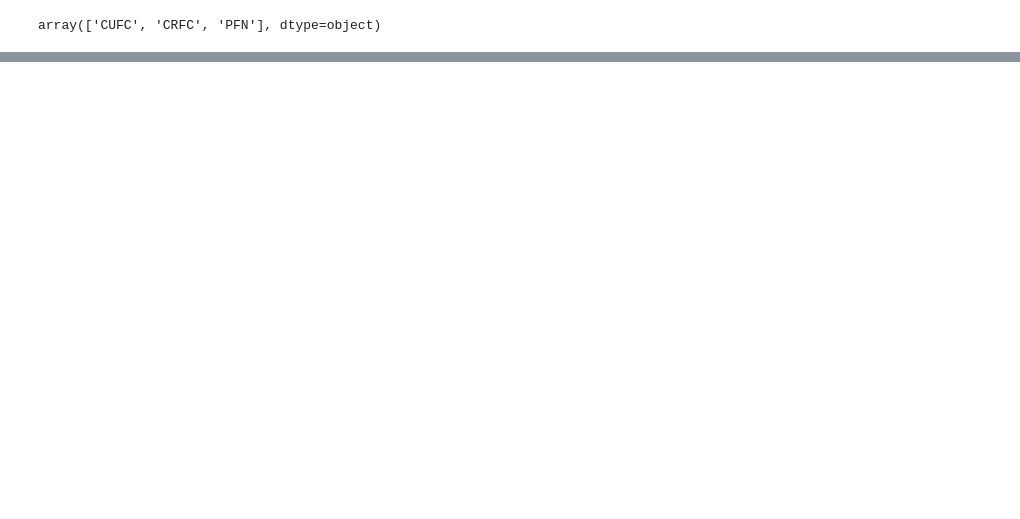
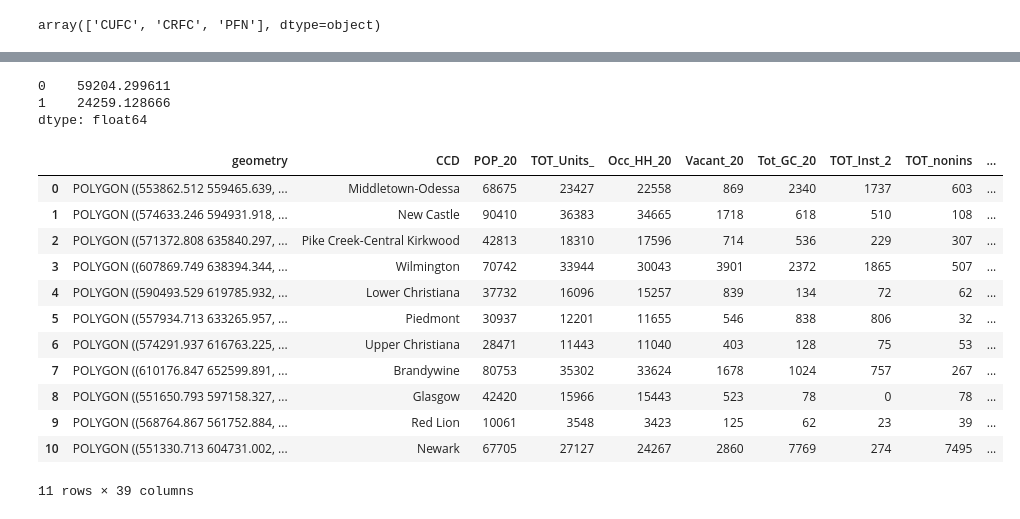
Before and after one commit to ReidelVichot/DEFreightProfiles, a Jupyter notebook: Truck_Volume_prediction.ipynb, the cells around one changed output, grey strips where cells are left out. Cells and saved outputs as stored; diff of their text form; code cells hidden in the pictures; blank space fills up the shorter version.

```diff
--- a/Truck_Volume_prediction.ipynb
+++ b/Truck_Volume_prediction.ipynb
@@ -437,0 +131,11 @@ ccd[ccd["NAME"]==CCD].area.values[0]
+# %%
+gpd.overlay(CFC, ccd, how="intersection").length
+gpd.overlay(PiedmontCorridor, ccd, how="intersection").length
+gpd.overlay(CoastalCorridor, ccd, how="intersection").length
+gpd.overlay(MetroCorridor, ccd, how="intersection").length
+gpd.overlay(LewesCorridor, ccd, how="intersection").length
+gpd.overlay(BayCorridor, ccd, how="intersection").length
+# %% [output]
+0    59204.299611
+1    24259.128666
+dtype: float64
@@ -437,0 +158,33 @@ ccd[ccd["NAME"]==CCD].area.values[0]
+# %%
+LewesCorridor_ccd = gpd.overlay(LewesCorridor, ccd, how="intersection", keep_geom_type=True)
+LewesCorridor_ccd["length_Lewes"] = LewesCorridor_ccd.length
+LewesCorridor_ccd = LewesCorridor_ccd.groupby("NAME").sum(numeric_only=True).reset_index()[["NAME","length_Lewes"]]
+# %%
+BayCorridor_ccd = gpd.overlay(BayCorridor, ccd, how="intersection", keep_geom_type=True)
+BayCorridor_ccd["length_Bay"] = BayCorridor_ccd.length
+BayCorridor_ccd = BayCorridor_ccd.groupby("NAME").sum(numeric_only=True).reset_index()[["NAME","length_Bay"]]
+# %%
+ccd = ccd.merge(CFC_ccd, left_on="CCD", right_on="NAME", how="outer")
+ccd = ccd.merge(PiedmontCorridor_ccd, left_on="CCD", right_on="NAME", how="outer")
+ccd = ccd.merge(CoastalCorridor_ccd, left_on="CCD", right_on="NAME", how="outer")
+ccd = ccd.merge(MetroCorridor_ccd, left_on="CCD", right_on="NAME", how="outer")
+ccd = ccd.merge(LewesCorridor_ccd, left_on="CCD", right_on="NAME", how="outer")
+ccd = ccd.merge(BayCorridor_ccd, left_on="CCD", right_on="NAME", how="outer").fillna(0)
+# %%
+ccd["freight_length"] = ccd["length_CFC"] + ccd["length_Piedmont"] + ccd["length_Coastal"] + ccd["length_Metro"] + ccd["length_Lewes"] + ccd["length_Bay"]
+# %%
+ccd.drop(columns=["NAME", "NAME_x", "NAME_y"])
+# %% [output]
+|  | geometry | CCD | POP_20 | TOT_Units_ | Occ_HH_20 | Vacant_20 | Tot_GC_20 | TOT_Inst_2 | TOT_nonins | ... |
+| 0 | POLYGON ((553862.512 559465.639, ... | Middletown-Odessa | 68675 | 23427 | 22558 | 869 | 2340 | 1737 | 603 | ... |
+| 1 | POLYGON ((574633.246 594931.918, ... | New Castle | 90410 | 36383 | 34665 | 1718 | 618 | 510 | 108 | ... |
+| 2 | POLYGON ((571372.808 635840.297, ... | Pike Creek-Central Kirkwood | 42813 | 18310 | 17596 | 714 | 536 | 229 | 307 | ... |
+| 3 | POLYGON ((607869.749 638394.344, ... | Wilmington | 70742 | 33944 | 30043 | 3901 | 2372 | 1865 | 507 | ... |
+| 4 | POLYGON ((590493.529 619785.932, ... | Lower Christiana | 37732 | 16096 | 15257 | 839 | 134 | 72 | 62 | ... |
+| 5 | POLYGON ((557934.713 633265.957, ... | Piedmont | 30937 | 12201 | 11655 | 546 | 838 | 806 | 32 | ... |
+| 6 | POLYGON ((574291.937 616763.225, ... | Upper Christiana | 28471 | 11443 | 11040 | 403 | 128 | 75 | 53 | ... |
+| 7 | POLYGON ((610176.847 652599.891, ... | Brandywine | 80753 | 35302 | 33624 | 1678 | 1024 | 757 | 267 | ... |
+| 8 | POLYGON ((551650.793 597158.327, ... | Glasgow | 42420 | 15966 | 15443 | 523 | 78 | 0 | 78 | ... |
+| 9 | POLYGON ((568764.867 561752.884, ... | Red Lion | 10061 | 3548 | 3423 | 125 | 62 | 23 | 39 | ... |
+| 10 | POLYGON ((551330.713 604731.002, ... | Newark | 67705 | 27127 | 24267 | 2860 | 7769 | 274 | 7495 | ... |
+11 rows × 39 columns
```
Also changed, not shown: parts of 34 cells of this notebook.
